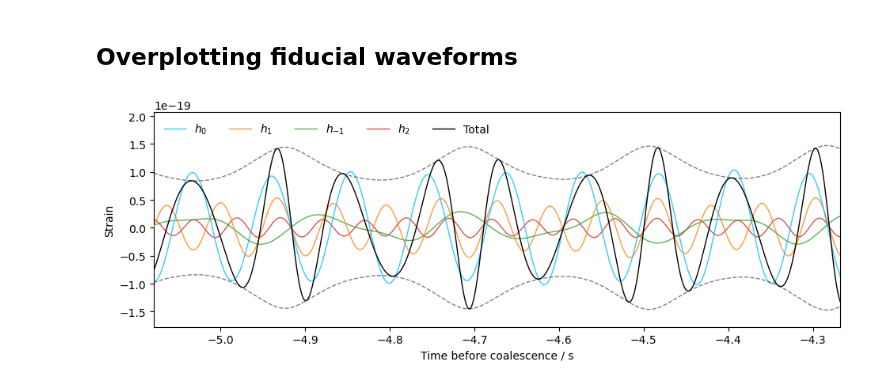
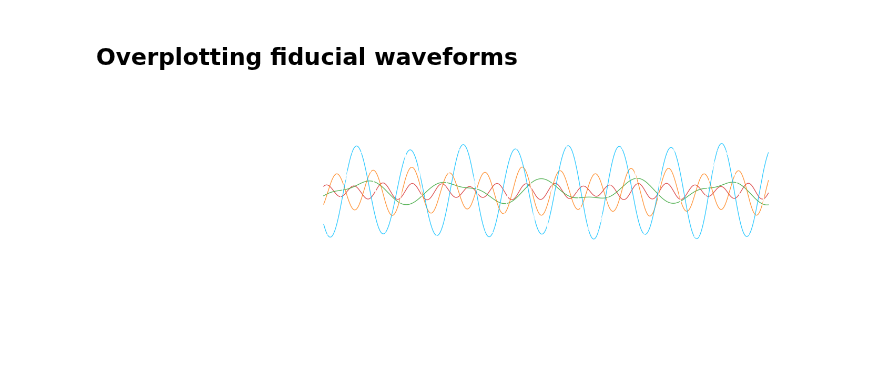
Before and after one commit to BenGPatterson/EccentricHarmonics, a Jupyter notebook: shifting_MA.ipynb, the cells around one changed output. Saved outputs shown, nothing was run; the diff lists cells and outputs as text; code cells hidden in the pictures; blank space fills up the shorter version.

Commit message:
harmonic overlap plots

```diff
--- a/shifting_MA.ipynb
+++ b/shifting_MA.ipynb
@@ -128,25 +149,31 @@ plt.tight_layout()
 ## Overplotting fiducial waveforms
 # %%
 # Generate fiducial waveforms with same parameters
-all_hs = get_h([1]*20, f_low, e, chirp2total(chirp, q), q, sample_rate)
+all_hs = get_h([1]*10, 5, e, chirp2total(50, q), q, sample_rate, GS_normalisation=False)
 h_tot, h0, h1, hn1, h2 = all_hs[:5]
 # %%
-plt.figure(figsize=(1.5*6.4,0.75*4.8))
-cuts = [int(2.7*len_2pi*sample_rate), int(6.2*len_2pi*sample_rate)]
-plt.plot(h0.sample_times, h0, c='deepskyblue', label='$h_{0}$', alpha=0.8, zorder=4, lw=1)
-plt.plot(h1.sample_times, h1, c='C1', label='$h_{1}$', alpha=0.8, zorder=3, lw=1)
-plt.plot(hn1.sample_times, hn1, c='C2', label='$h_{-1}$', alpha=0.8, zorder=2, lw=1)
-plt.plot(h2.sample_times, h2, c='C3', label='$h_{2}$', alpha=0.8, zorder=1, lw=1)
-plt.plot(h_tot.sample_times, h_tot, c='k', label='Total', zorder=5, lw=1)
-plt.plot(h_tot.sample_times, np.abs(h_tot), c='k', alpha=0.5, ls='dashed', zorder=5, lw=1)
-plt.plot(h_tot.sample_times, -np.abs(h_tot), c='k', alpha=0.5, ls='dashed', zorder=5, lw=1)
-plt.xlim(h_tot.sample_times[cuts])
+plt.figure(figsize=(2.25*6.4,0.75*4.8))
+params = {"ytick.color" : "w",
+          "xtick.color" : "w",
+          "axes.labelcolor" : "w",
+          "axes.edgecolor" : "w"}
+cuts = [int(3.65*len_2pi*sample_rate), int(6.95*len_2pi*sample_rate)]
+limits = [int(2*len_2pi*sample_rate), int(7.5*len_2pi*sample_rate)]
+plt.plot(h0.sample_times[cuts[0]:cuts[1]], h0[cuts[0]:cuts[1]], c='deepskyblue', label='$h_{0}$', alpha=0.8, zorder=4, lw=1)
+plt.plot(h1.sample_times[cuts[0]:cuts[1]], h1[cuts[0]:cuts[1]], c='C1', label='$h_{1}$', alpha=0.8, zorder=3, lw=1)
+plt.plot(hn1.sample_times[cuts[0]:cuts[1]], hn1[cuts[0]:cuts[1]], c='C2', label='$h_{-1}$', alpha=0.8, zorder=2, lw=1)
+plt.plot(h2.sample_times[cuts[0]:cuts[1]], h2[cuts[0]:cuts[1]], c='C3', label='$h_{2}$', alpha=0.8, zorder=1, lw=1)
+plt.plot(h_tot.sample_times, h_tot, c='w', label='Total', zorder=5, lw=1)
+plt.plot(h_tot.sample_times[cuts[0]:cuts[1]], np.abs(h_tot[cuts[0]:cuts[1]]), c='w', alpha=0.5, ls='dashed', zorder=5, lw=1)
+plt.plot(h_tot.sample_times[cuts[0]:cuts[1]], -np.abs(h_tot[cuts[0]:cuts[1]]), c='w', alpha=0.5, ls='dashed', zorder=5, lw=1)
+plt.xlim(h_tot.sample_times[limits])
 max_h = max(np.abs(h[:int(7.5*len_2pi*sample_rate)]))
 plt.ylim(-1.2*max_h, 1.4*max_h)
-plt.legend(loc='upper left', frameon=False, ncol=5)
+plt.gca().axis('off')
+#plt.legend(loc='upper left', frameon=False, ncol=5)
 plt.xlabel('Time before coalescence / s')
 plt.ylabel('Strain')
 plt.tight_layout()
-plt.savefig('Figures/EccWF_superposition.png', dpi=450)
+plt.savefig('Figures/EccWF_superposition.png', dpi=450, transparent=True)
 # %% [output]
-[figure, old version]
+[figure, new version]
```
Also changed, not shown: parts of 2 cells of this notebook, 14 other files.
